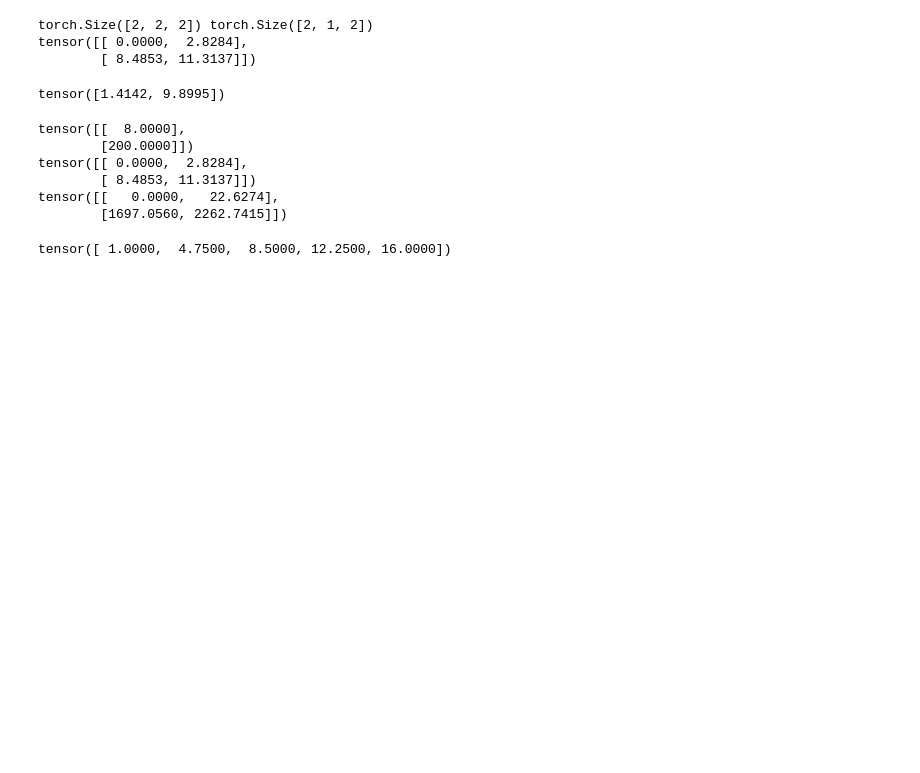
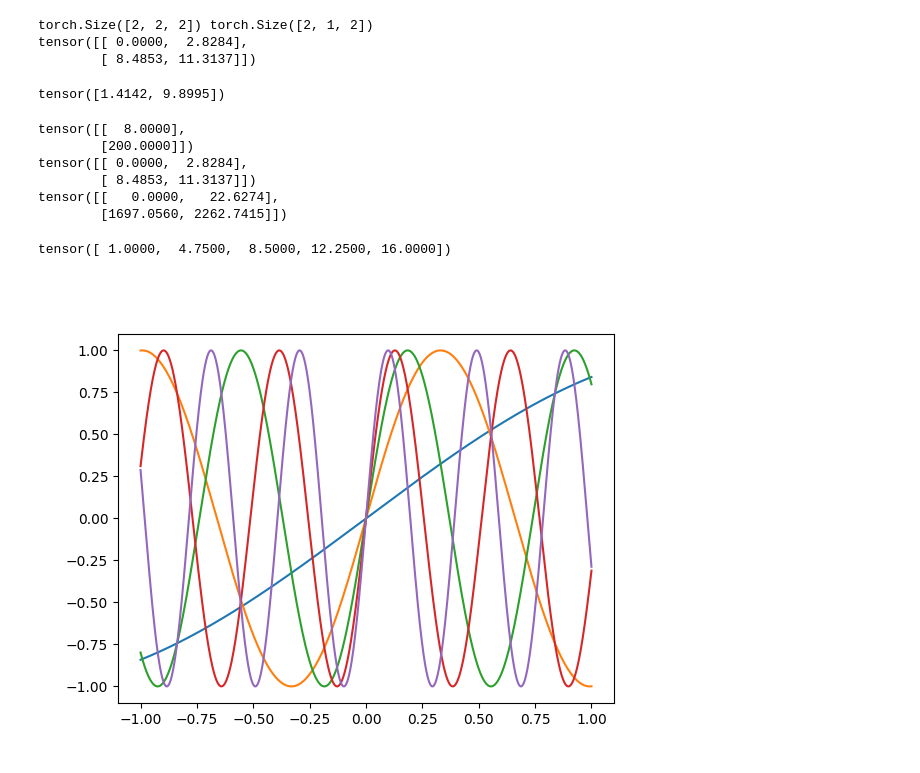
Before and after one commit to LiU-SeeGoals/controller, a Jupyter notebook: python_playground/test.ipynb, the cells around one changed output. Drawn from its saved outputs; the diff is of its cells as text; code cells hidden in the pictures; blank space fills up the shorter version.

```diff
--- a/python_playground/test.ipynb
+++ b/python_playground/test.ipynb
@@ -59,8 +61,12 @@ print(freq_bands)
 # %% [output]
 tensor([ 1.0000,  4.7500,  8.5000, 12.2500, 16.0000])
 # %%
-nums = torch.linspace(-0.5, 0.5, 1000)
+nums = torch.linspace(-1, 1, 1000)
+fig, ax = plt.subplots()
+for i in range(num_frequencies):
+    ax.plot(nums, torch.sin(nums * freq_bands[i]).numpy())
 
-for i in range(num_frequencies):
-    plt.plot(nums, torch.sin(nums * freq_bands[i]).numpy())
+plt.show()
+# %% [output]
+[figure, added]
 # %%
```
Also changed, not shown: parts of 3 cells of this notebook, 3 other files.
